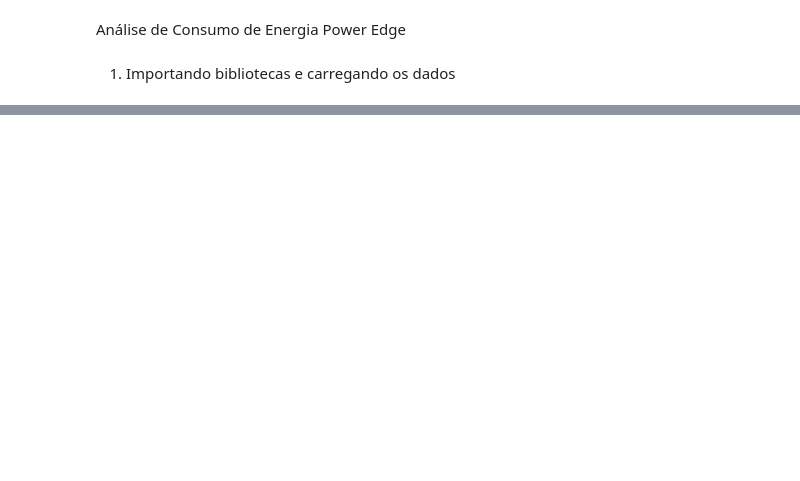
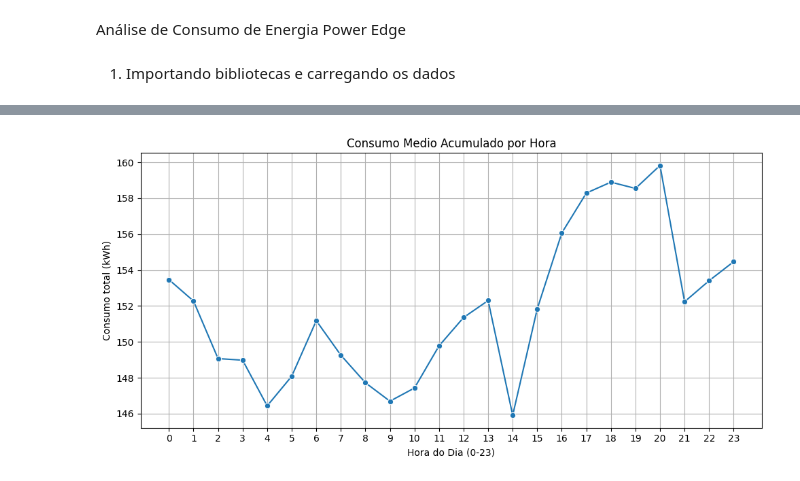
Before and after one commit to williamufpr/powermanager, a Jupyter notebook: powerTS.ipynb, the cells around one changed output, grey strips where cells are left out. Drawn from its saved outputs; the diff is of its cells as text; code cells hidden in the pictures; blank space fills up the shorter version.

```diff
--- a/powerTS.ipynb
+++ b/powerTS.ipynb
@@ -85,0 +85,17 @@ summary_statistics.iloc[0,1:]
+# %%
+energy_raw['hora_do_dia'] = energy_raw['Date and time'].dt.hour
+consumo_por_hora = energy_raw.groupby('hora_do_dia')['consumo_total'].sum()
+
+# Plotagem dos dados
+plt.figure(figsize=(10, 5))
+sns.lineplot(x=consumo_por_hora.index, y=consumo_por_hora.values, marker='o')
+
+plt.title("Consumo Medio Acumulado por Hora")
+plt.ylabel("Consumo total (kWh)")
+plt.xlabel("Hora do Dia (0-23)")
+plt.xticks(range(0,24))
+plt.grid(True)
+plt.tight_layout()
+plt.show()
+# %% [output]
+[figure, added]
```
Also changed, not shown: parts of 6 cells of this notebook.
